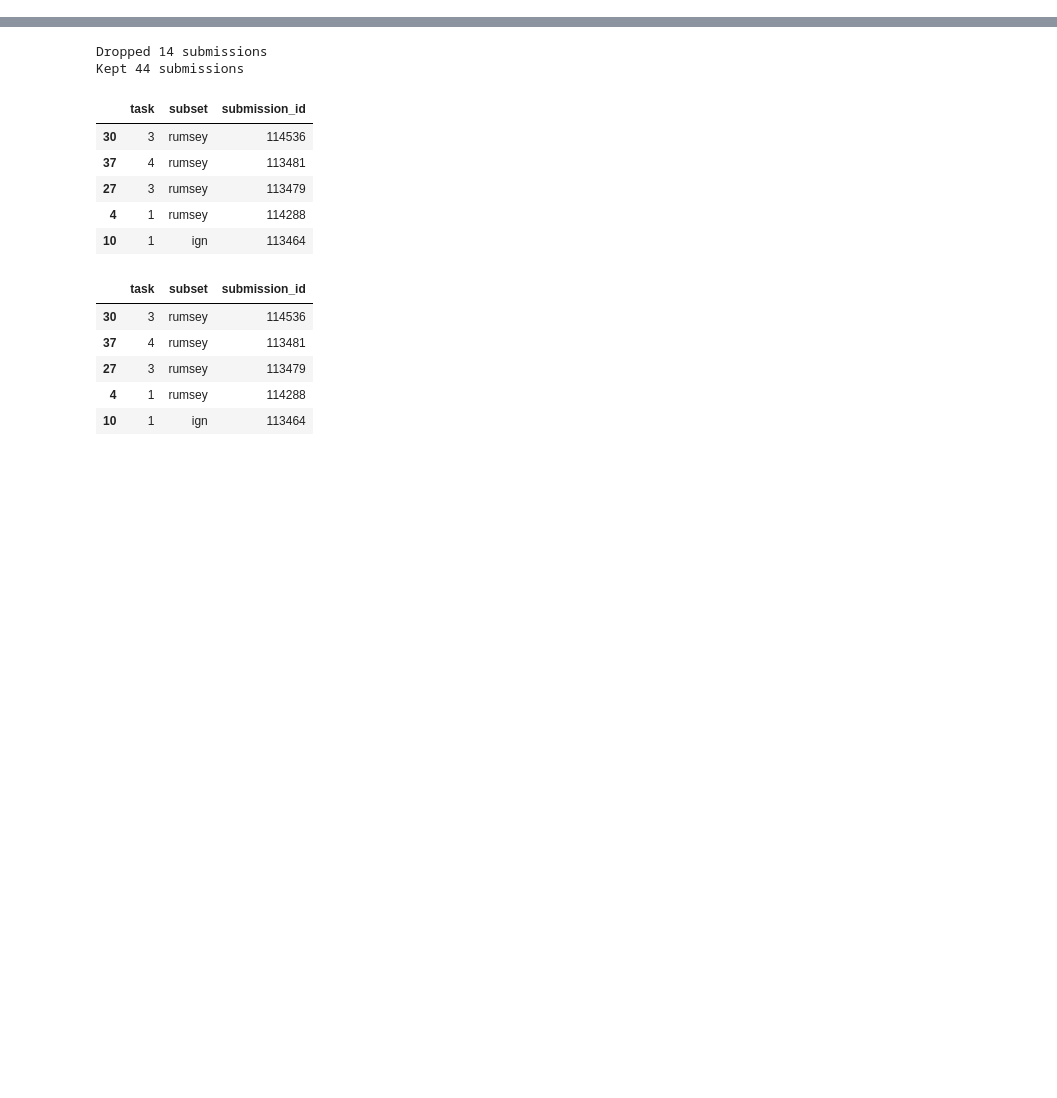
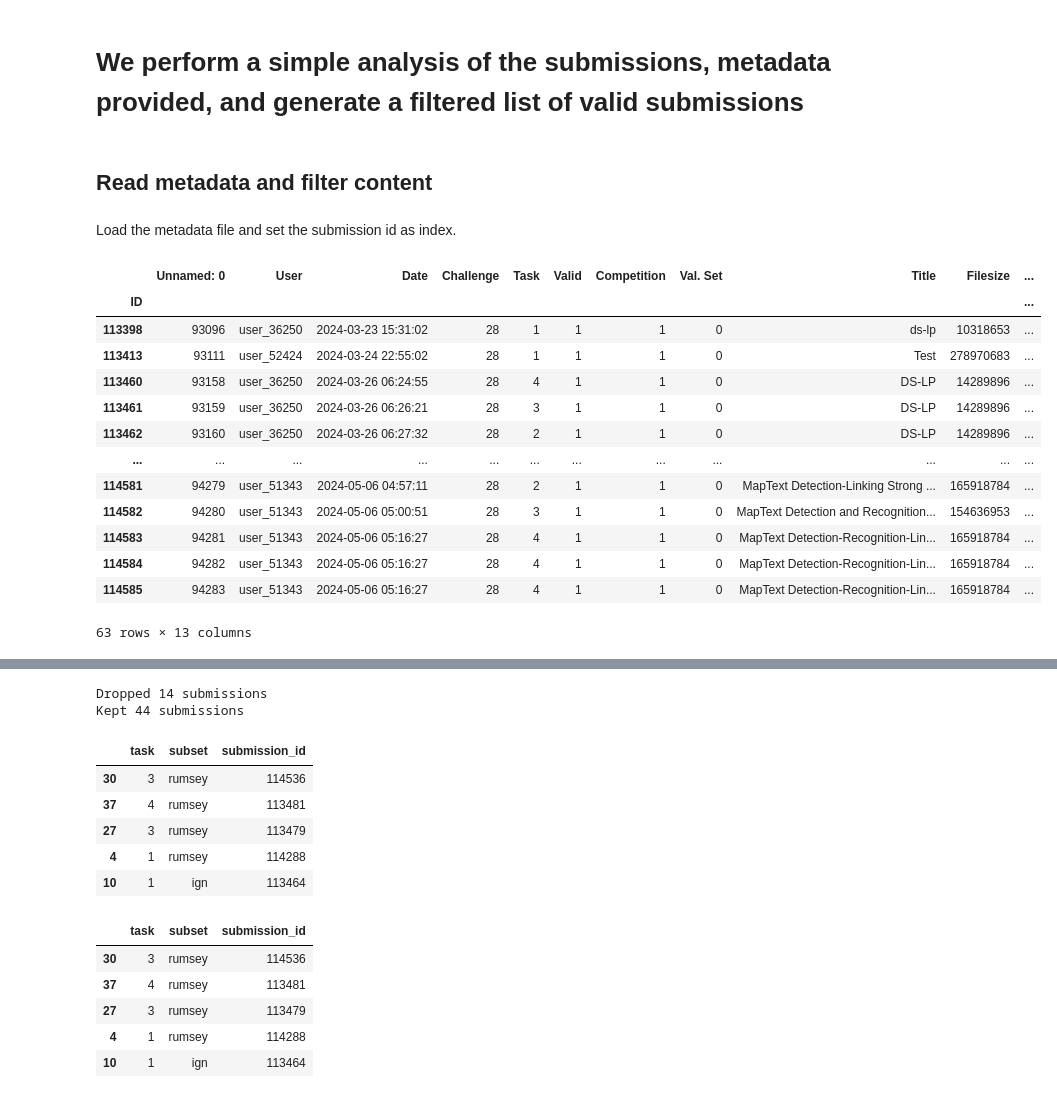
Before and after one commit to icdar-maptext/analysis, a Jupyter notebook: 01-list-valid-submissions.ipynb, the cells around one changed output, grey strips where cells are left out. Saved outputs shown, nothing was run; the diff lists cells and outputs as text; code cells hidden in the pictures; blank space fills up the shorter version.

```diff
--- a/01-list-valid-submissions.ipynb
+++ b/01-list-valid-submissions.ipynb
@@ -0,0 +1,26 @@
+# %% [markdown]
+# We perform a simple analysis of the submissions, metadata provided, and generate a filtered list of valid submissions
+# %% [markdown]
+## Read metadata and filter content
+# %% [markdown]
+Load the metadata file and set the submission id as index.
+# %%
+import pandas as pd
+from icdar24_maptext_analysis.paths import RELPATH_FILE_SUBMISSIONS_META
+submissions_meta = pd.read_csv(RELPATH_FILE_SUBMISSIONS_META).set_index('ID')
+submissions_meta
+# %% [output]
+|  | Unnamed: 0 | User | Date | Challenge | Task | Valid | Competition | Val. Set | Title | Filesize | ... |
+| ID |  |  |  |  |  |  |  |  |  |  | ... |
+| 113398 | 93096 | user_36250 | 2024-03-23 15:31:02 | 28 | 1 | 1 | 1 | 0 | ds-lp | 10318653 | ... |
+| 113413 | 93111 | user_52424 | 2024-03-24 22:55:02 | 28 | 1 | 1 | 1 | 0 | Test | 278970683 | ... |
+| 113460 | 93158 | user_36250 | 2024-03-26 06:24:55 | 28 | 4 | 1 | 1 | 0 | DS-LP | 14289896 | ... |
+| 113461 | 93159 | user_36250 | 2024-03-26 06:26:21 | 28 | 3 | 1 | 1 | 0 | DS-LP | 14289896 | ... |
+| 113462 | 93160 | user_36250 | 2024-03-26 06:27:32 | 28 | 2 | 1 | 1 | 0 | DS-LP | 14289896 | ... |
+| ... | ... | ... | ... | ... | ... | ... | ... | ... | ... | ... | ... |
+| 114581 | 94279 | user_51343 | 2024-05-06 04:57:11 | 28 | 2 | 1 | 1 | 0 | MapText Detection-Linking Strong ... | 165918784 | ... |
+| 114582 | 94280 | user_51343 | 2024-05-06 05:00:51 | 28 | 3 | 1 | 1 | 0 | MapText Detection and Recognition... | 154636953 | ... |
+| 114583 | 94281 | user_51343 | 2024-05-06 05:16:27 | 28 | 4 | 1 | 1 | 0 | MapText Detection-Recognition-Lin... | 165918784 | ... |
+| 114584 | 94282 | user_51343 | 2024-05-06 05:16:27 | 28 | 4 | 1 | 1 | 0 | MapText Detection-Recognition-Lin... | 165918784 | ... |
+| 114585 | 94283 | user_51343 | 2024-05-06 05:16:27 | 28 | 4 | 1 | 1 | 0 | MapText Detection-Recognition-Lin... | 165918784 | ... |
+63 rows × 13 columns
```
Also changed, not shown: parts of 15 cells of this notebook.
